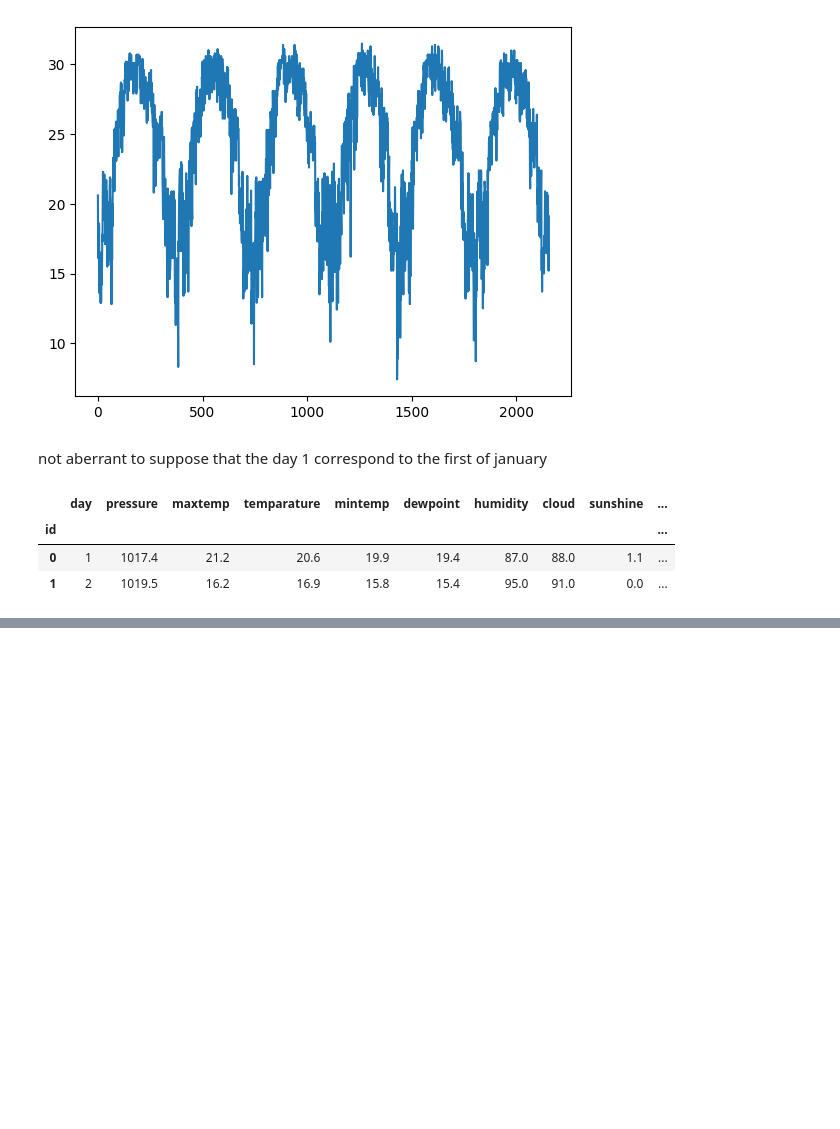
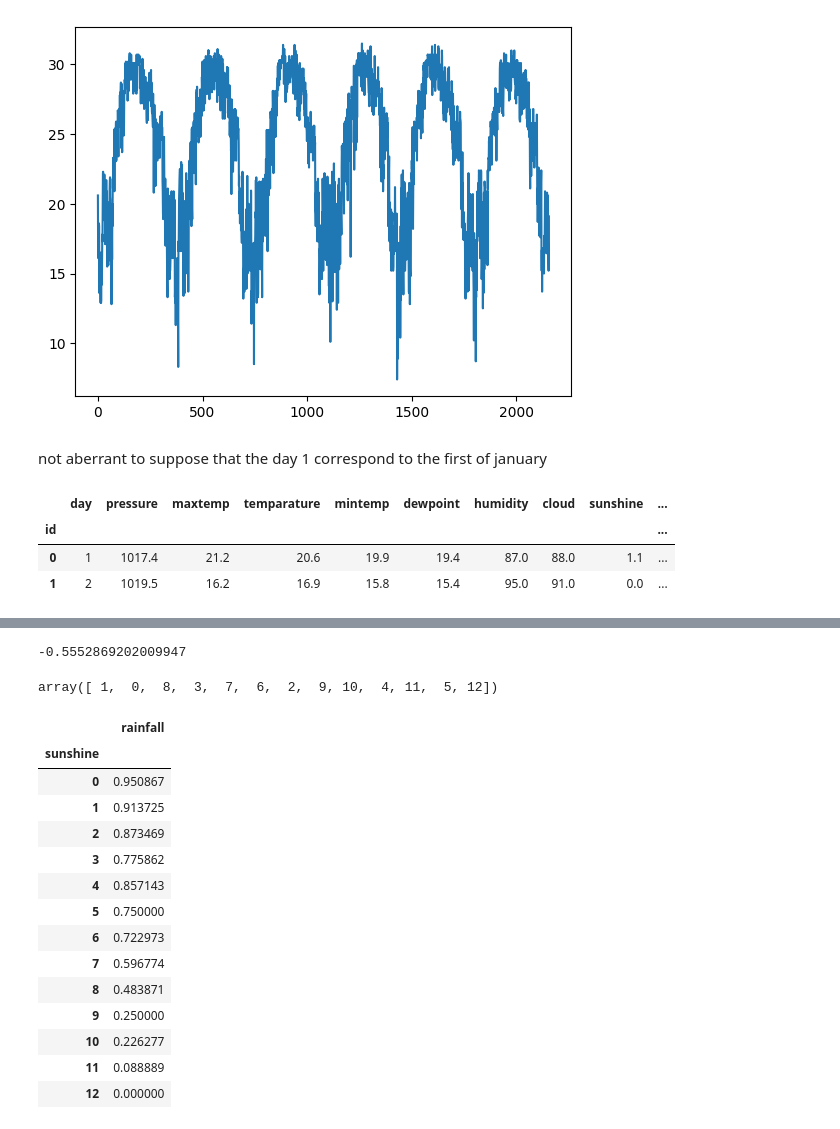
Before and after one commit to bparent11/kaggle-S5E3, a Jupyter notebook: extract_transform.ipynb, the cells around one changed output, grey strips where cells are left out. Cells and saved outputs as stored; diff of their text form; code cells hidden in the pictures; blank space fills up the shorter version.

Commit message:
enlightment of the fact that the sunshine column is strongly correlated to the target

```diff
--- a/extract_transform.ipynb
+++ b/extract_transform.ipynb
@@ -103,0 +117,28 @@ df.head(2)
+# %%
+df['sunshine'].corr(df['rainfall'])
+# %% [output]
+-0.5552869202009947
+# %%
+df['sunshine'] =  df['sunshine'].astype(int)
+
+df['sunshine'].unique()
+# %% [output]
+array([ 1,  0,  8,  3,  7,  6,  2,  9, 10,  4, 11,  5, 12])
+# %%
+df.groupby('sunshine')['rainfall'].mean().to_frame()
+# %% [output]
+|  | rainfall |
+| sunshine |  |
+| 0 | 0.950867 |
+| 1 | 0.913725 |
+| 2 | 0.873469 |
+| 3 | 0.775862 |
+| 4 | 0.857143 |
+| 5 | 0.750000 |
+| 6 | 0.722973 |
+| 7 | 0.596774 |
+| 8 | 0.483871 |
+| 9 | 0.250000 |
+| 10 | 0.226277 |
+| 11 | 0.088889 |
+| 12 | 0.000000 |
```
Also changed, not shown: parts of 2 cells of this notebook.
